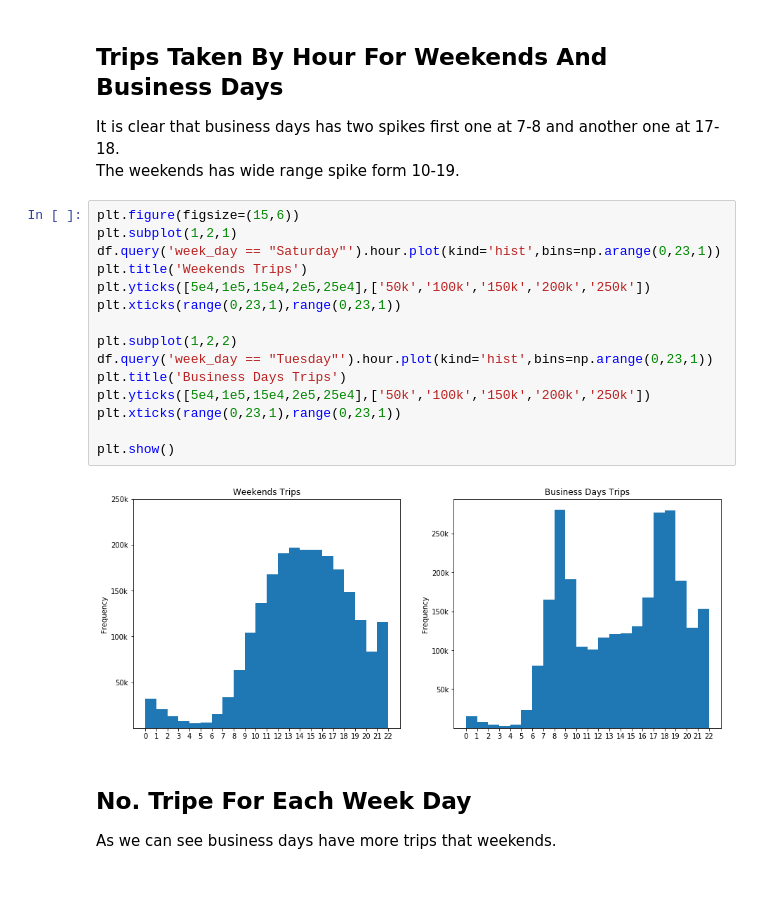
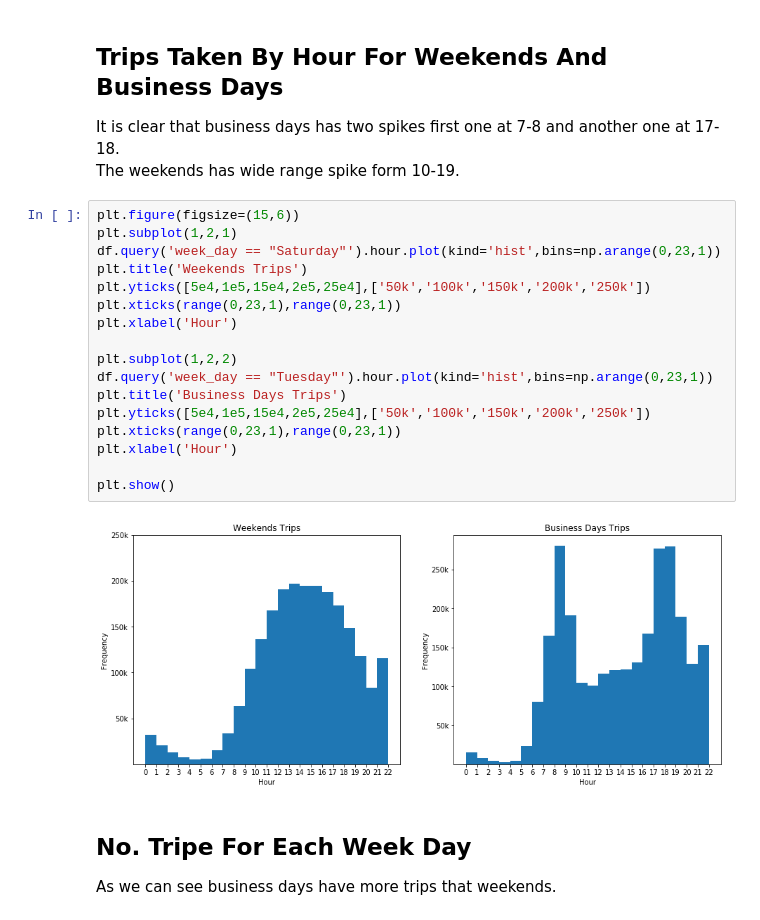
Before and after one commit to yousef5664/CityBike, a Jupyter notebook: explanatory.ipynb, the cells around one changed output. Cells and saved outputs as stored; diff of their text form; blank space fills up the shorter version.

```diff
--- a/explanatory.ipynb
+++ b/explanatory.ipynb
@@ -75,20 +75,22 @@ It is clear that business days has two spikes first one at 7-8 and another one a
 # %%
 plt.figure(figsize=(15,6))
 plt.subplot(1,2,1)
 df.query('week_day == "Saturday"').hour.plot(kind='hist',bins=np.arange(0,23,1))
 plt.title('Weekends Trips')
 plt.yticks([5e4,1e5,15e4,2e5,25e4],['50k','100k','150k','200k','250k'])
 plt.xticks(range(0,23,1),range(0,23,1))
+plt.xlabel('Hour')
 
 plt.subplot(1,2,2)
 df.query('week_day == "Tuesday"').hour.plot(kind='hist',bins=np.arange(0,23,1))
 plt.title('Business Days Trips')
 plt.yticks([5e4,1e5,15e4,2e5,25e4],['50k','100k','150k','200k','250k'])
 plt.xticks(range(0,23,1),range(0,23,1))
+plt.xlabel('Hour')
 
 plt.show()
 # %% [output]
-[figure, old version]
+[figure, new version]
 # %% [markdown]
 ## No. Tripe For Each Week Day
 As we can see business days have more trips that weekends.
```
Also changed, not shown: parts of 3 cells of this notebook, 1 other file.
